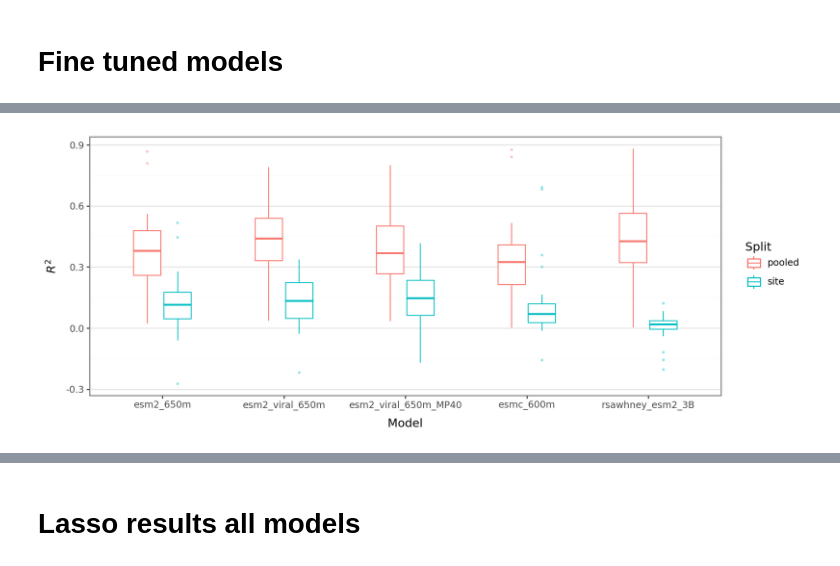
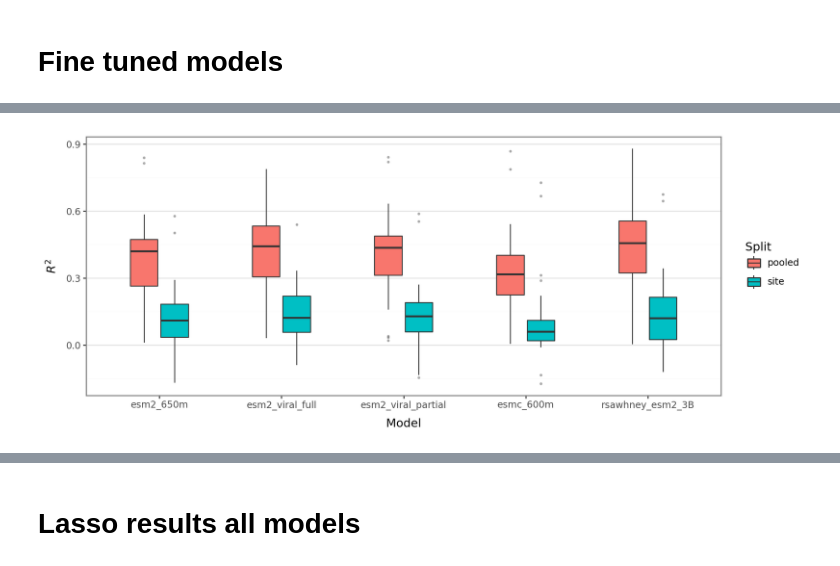
Before and after one commit to ziul-bio/DMS-SiteEffect-PLM, a Jupyter notebook: notebooks/results_lassoCV.ipynb, the cells around one changed output, grey strips where cells are left out. Cells and saved outputs as stored; diff of their text form; code cells hidden in the pictures.

```diff
--- a/notebooks/results_lassoCV.ipynb
+++ b/notebooks/results_lassoCV.ipynb
@@ -12,7 +12,7 @@ def read_results(res_dir_path, model_name):
         if file.endswith('.csv'):
             dataset = file.split('.')[0]
             df = pd.read_csv(os.path.join(res_dir_path, file), index_col=0)
-            df['dataset'] = dataset
+            df['Dataset'] = dataset
             res = pd.concat([res, df], ignore_index=True)
     res['Model'] = model_name
     return res
@@ -28,9 +28,9 @@ for prot in os.listdir('../data/viral/metadata/'):
         prot_lengths[prot.split('.csv')[0]] = int(df['sequence'].apply(lambda x: len(x)).mean())
 
 # non-viral proteins
-for prot in os.listdir('../data/nonviral/metadata/'):
+for prot in os.listdir('../data/cellular/metadata/'):
     if prot.endswith('.csv'):
-        df = pd.read_csv(os.path.join('../data/nonviral/metadata/', prot), index_col=0)
+        df = pd.read_csv(os.path.join('../data/cellular/metadata/', prot), index_col=0)
         prot_lengths[prot.split('.csv')[0]] = int(df['sequence'].apply(lambda x: len(x)).mean())
 # %%
 cols = ['Fold', 'R2_score_train', 'MAE_score_train', 'RMSE_score_train',
@@ -279,0 +115,24 @@ res_full
+# %%
+res_full = pd.DataFrame()
+for model in ['esm2_650m', 'esmc_600m', 'rsawhney_esm2_3B', 'esm2_viral_650m_MP15', 'esm2_viral_650m_MP15_partial']:
+    #for source in ['viral', 'cellular']:
+    for source in ['viral']:
+        for method in ['pool_split', 'site_split']:
+            res_dir_path = f'../experiments/lassoCV/{model}/{source}/{method}/'
+            res = read_results(res_dir_path, model)
+            res['Source'] = source
+            res['Split'] = method
+
+            res_full = pd.concat([res_full, res], ignore_index=True)
+
+rename_map = {
+    'esm2_viral_650m_MP15_partial':'esm2_viral_partial',
+    'esm2_viral_650m_MP15':'esm2_viral_full',
+    'pool_split':'pooled',
+    'site_split':'site',
+
+    }
+
+res_full.replace(rename_map, inplace=True)
+res_full['prot_length'] = res_full['Dataset'].map(prot_lengths)
+res_full
@@ -297,20 +170,19 @@ res_full
 410 rows × 7 columns
 # %%
 plot = (
-    pln.ggplot(res_full, pln.aes(x='Model', y='R2_score_test', color='Split'))
+    pln.ggplot(res_full, pln.aes(x='Model', y='R2_score_test', fill='Split'))
     + pln.geom_boxplot(outlier_size=0.5, outlier_alpha=0.3, width=0.5)
-    #+ pln.scale_color_manual(values={"viral": "#D55E00", "nonviral": "#0072B2"})
     + pln.labs(
         x='Model',
         y='$R^2$',
     )
     + pln.theme_bw()
     + pln.theme(
         figure_size=(10, 4),
         panel_grid_major_x=pln.element_blank(),
     )
 )
 
 plot
 # %% [output]
-[figure, old version]
+[figure, new version]
```
Also changed, not shown: parts of 29 cells of this notebook.
